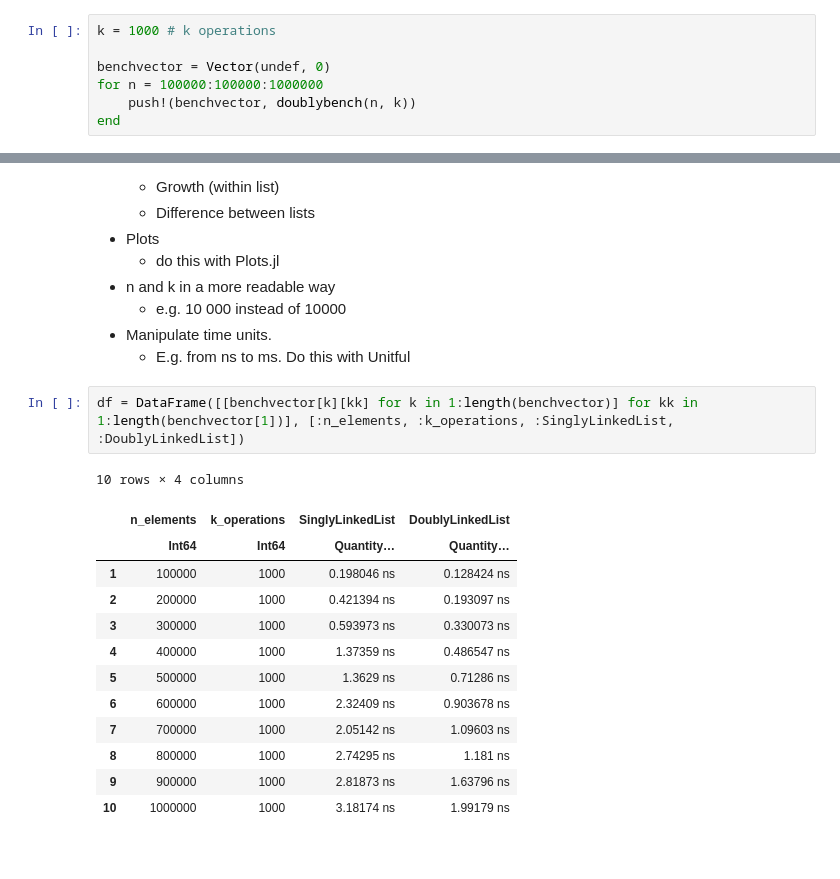
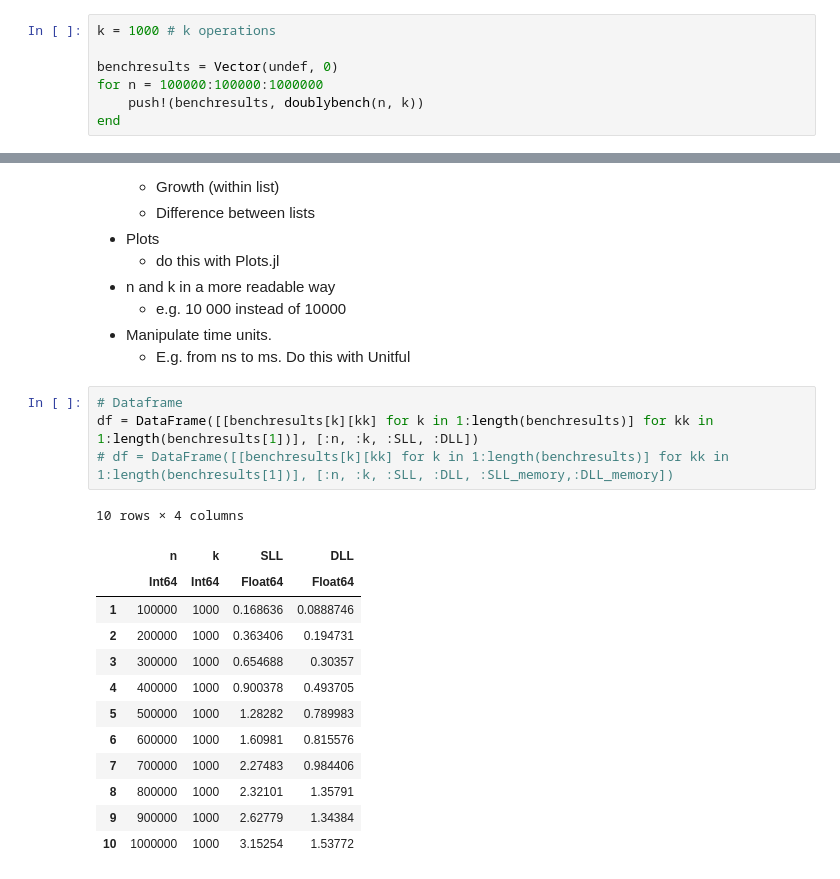
Before and after one commit to VincentFerrigan/DSandALGO.jl, a Jupyter notebook: notebooks/MyBenchmarks.ipynb, the cells around one changed output, grey strips where cells are left out. Drawn from its saved outputs; the diff is of its cells as text.

```diff
--- a/notebooks/MyBenchmarks.ipynb
+++ b/notebooks/MyBenchmarks.ipynb
@@ -61,8 +117,8 @@ doublybench (generic function with 1 method)
 # %%
 k = 1000 # k operations
 
-benchvector = Vector(undef, 0)
+benchresults = Vector(undef, 0)
 for n = 100000:100000:1000000
-    push!(benchvector, doublybench(n, k))
+    push!(benchresults, doublybench(n, k))
 end
 # %%
@@ -93,19 +149,21 @@ end
 * Manipulate time units.
   * E.g. from ns to ms. Do this with Unitful
 # %%
-df = DataFrame([[benchvector[k][kk] for k in 1:length(benchvector)] for kk in 1:length(benchvector[1])], [:n_elements, :k_operations, :SinglyLinkedList, :DoublyLinkedList])
+# Dataframe
+df = DataFrame([[benchresults[k][kk] for k in 1:length(benchresults)] for kk in 1:length(benchresults[1])], [:n, :k, :SLL, :DLL])
+# df = DataFrame([[benchresults[k][kk] for k in 1:length(benchresults)] for kk in 1:length(benchresults[1])], [:n, :k, :SLL, :DLL, :SLL_memory,:DLL_memory])
 # %% [output]
 10 rows × 4 columns
-|  | n_elements | k_operations | SinglyLinkedList | DoublyLinkedList |
-|  | Int64 | Int64 | Quantity… | Quantity… |
-| 1 | 100000 | 1000 | 0.198046 ns | 0.128424 ns |
-| 2 | 200000 | 1000 | 0.421394 ns | 0.193097 ns |
-| 3 | 300000 | 1000 | 0.593973 ns | 0.330073 ns |
-| 4 | 400000 | 1000 | 1.37359 ns | 0.486547 ns |
-| 5 | 500000 | 1000 | 1.3629 ns | 0.71286 ns |
-| 6 | 600000 | 1000 | 2.32409 ns | 0.903678 ns |
-| 7 | 700000 | 1000 | 2.05142 ns | 1.09603 ns |
-| 8 | 800000 | 1000 | 2.74295 ns | 1.181 ns |
-| 9 | 900000 | 1000 | 2.81873 ns | 1.63796 ns |
-| 10 | 1000000 | 1000 | 3.18174 ns | 1.99179 ns |
+|  | n | k | SLL | DLL |
+|  | Int64 | Int64 | Float64 | Float64 |
+| 1 | 100000 | 1000 | 0.168636 | 0.0888746 |
+| 2 | 200000 | 1000 | 0.363406 | 0.194731 |
+| 3 | 300000 | 1000 | 0.654688 | 0.30357 |
+| 4 | 400000 | 1000 | 0.900378 | 0.493705 |
+| 5 | 500000 | 1000 | 1.28282 | 0.789983 |
+| 6 | 600000 | 1000 | 1.60981 | 0.815576 |
+| 7 | 700000 | 1000 | 2.27483 | 0.984406 |
+| 8 | 800000 | 1000 | 2.32101 | 1.35791 |
+| 9 | 900000 | 1000 | 2.62779 | 1.34384 |
+| 10 | 1000000 | 1000 | 3.15254 | 1.53772 |
 # %%
```
Also changed, not shown: parts of 16 cells of this notebook, 2 other files.
